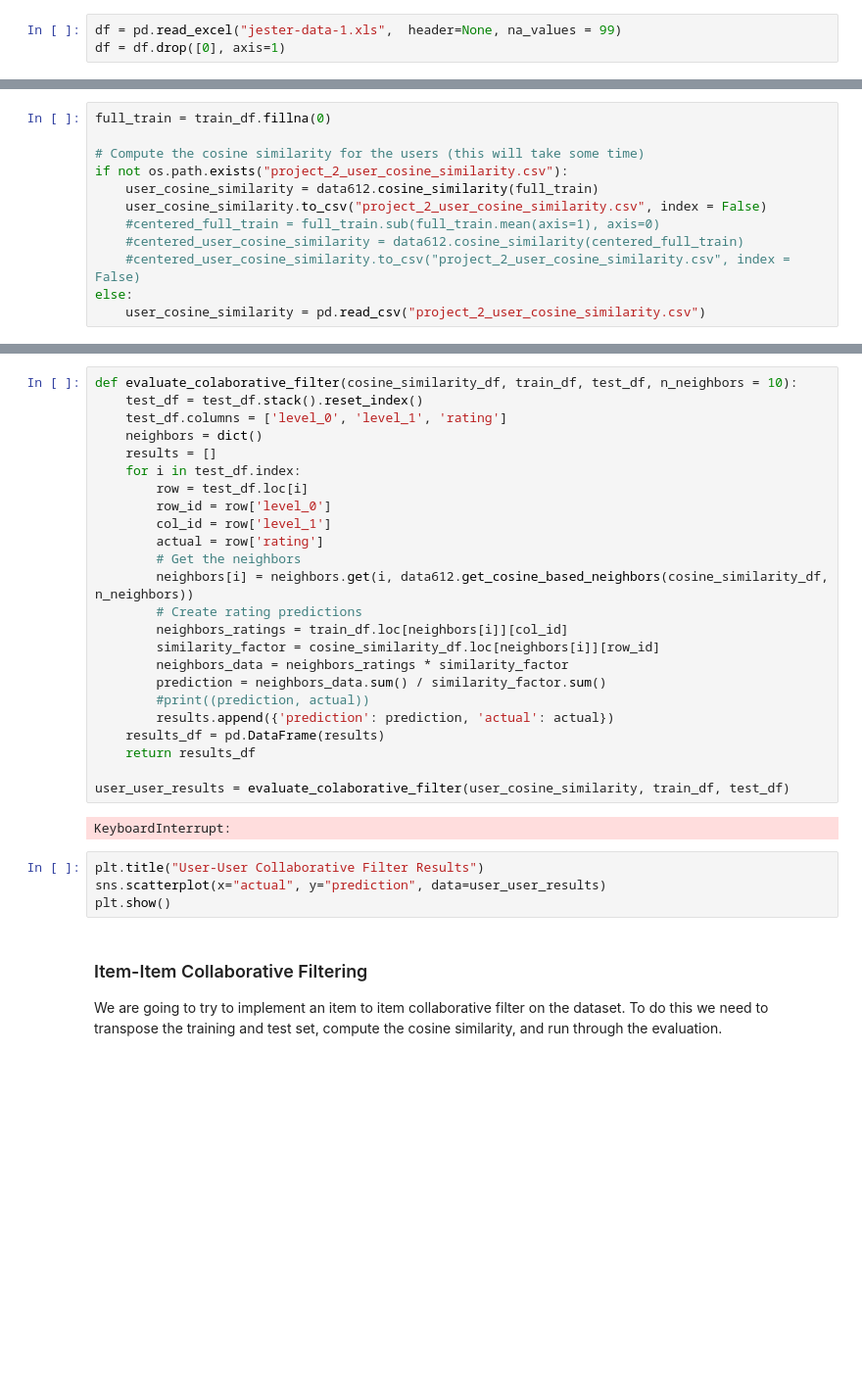
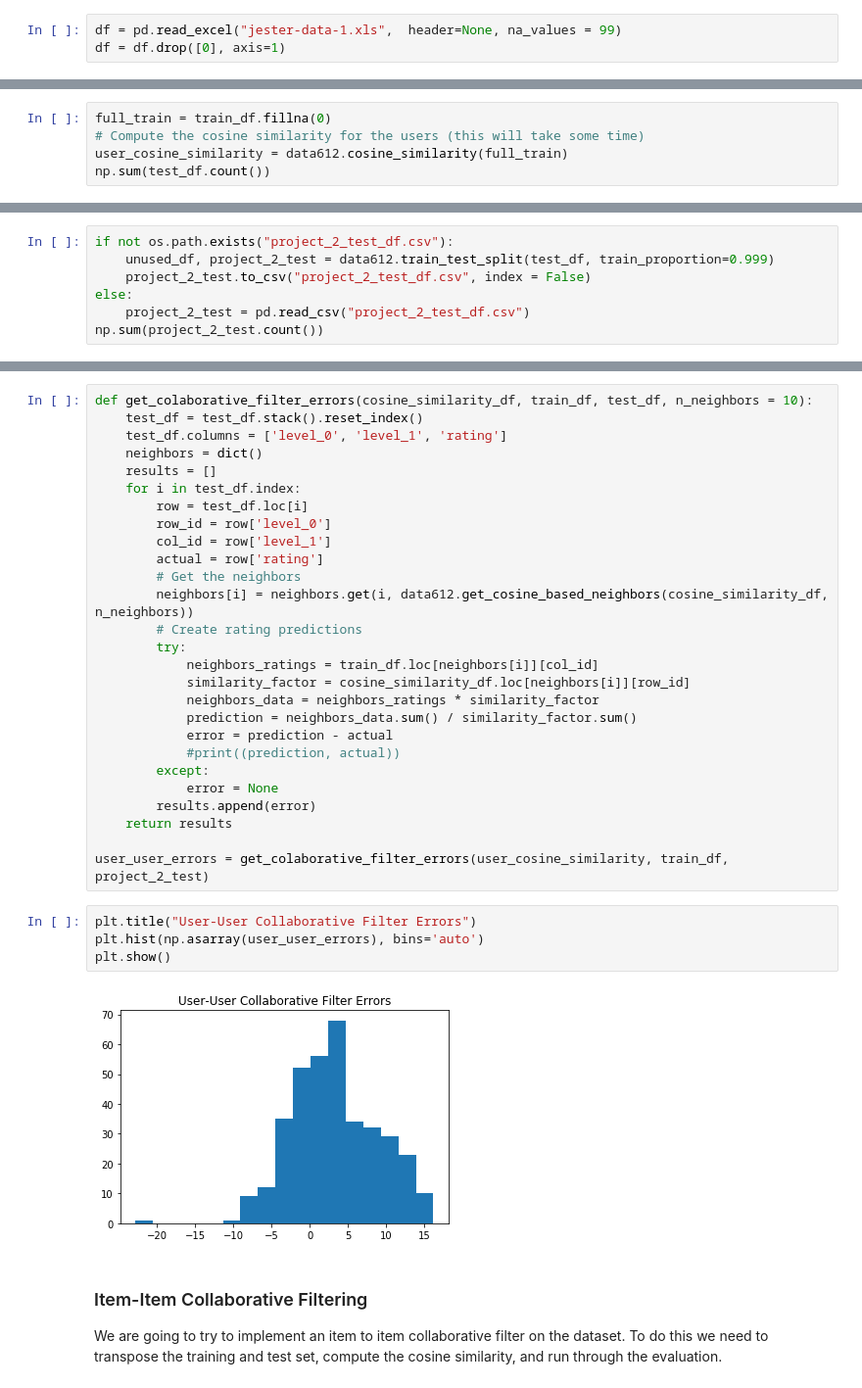
Before and after one commit to mikeasilva/CUNY-SPS, a Jupyter notebook: DATA612/Project 2.ipynb, the cells around one changed output, grey strips where cells are left out. Shown at 98% size. Cells and saved outputs as stored; diff of their text form; blank space fills up the shorter version.

Commit message:
More work on Project 2

```diff
--- a/DATA612/Project 2.ipynb
+++ b/DATA612/Project 2.ipynb
@@ -218,12 +227,5 @@ The first method will be cosine similarity.  In order to compute cosine similari
 # %%
 full_train = train_df.fillna(0)
-
 # Compute the cosine similarity for the users (this will take some time)
-if not os.path.exists("project_2_user_cosine_similarity.csv"):
-    user_cosine_similarity = data612.cosine_similarity(full_train)
-    user_cosine_similarity.to_csv("project_2_user_cosine_similarity.csv", index = False)
-    #centered_full_train = full_train.sub(full_train.mean(axis=1), axis=0)
-    #centered_user_cosine_similarity = data612.cosine_similarity(centered_full_train)
-    #centered_user_cosine_similarity.to_csv("project_2_user_cosine_similarity.csv", index = False)
-else:
-    user_cosine_similarity = pd.read_csv("project_2_user_cosine_similarity.csv")
+user_cosine_similarity = data612.cosine_similarity(full_train)
+np.sum(test_df.count())
@@ -229,0 +236,7 @@ else:
+# %%
+if not os.path.exists("project_2_test_df.csv"):
+    unused_df, project_2_test = data612.train_test_split(test_df, train_proportion=0.999)
+    project_2_test.to_csv("project_2_test_df.csv", index = False)
+else:
+    project_2_test = pd.read_csv("project_2_test_df.csv")
+np.sum(project_2_test.count())
@@ -230,5 +247,5 @@ else:
 # %%
-def evaluate_colaborative_filter(cosine_similarity_df, train_df, test_df, n_neighbors = 10):
+def get_colaborative_filter_errors(cosine_similarity_df, train_df, test_df, n_neighbors = 10):
     test_df = test_df.stack().reset_index()
     test_df.columns = ['level_0', 'level_1', 'rating']
     neighbors = dict()
@@ -241,22 +258,25 @@ def evaluate_colaborative_filter(cosine_similarity_df, train_df, test_df, n_neig
         # Get the neighbors
         neighbors[i] = neighbors.get(i, data612.get_cosine_based_neighbors(cosine_similarity_df, n_neighbors))
         # Create rating predictions
-        neighbors_ratings = train_df.loc[neighbors[i]][col_id]
-        similarity_factor = cosine_similarity_df.loc[neighbors[i]][row_id]
-        neighbors_data = neighbors_ratings * similarity_factor
-        prediction = neighbors_data.sum() / similarity_factor.sum()
-        #print((prediction, actual))
-        results.append({'prediction': prediction, 'actual': actual})
-    results_df = pd.DataFrame(results)
-    return results_df
+        try:
+            neighbors_ratings = train_df.loc[neighbors[i]][col_id]
+            similarity_factor = cosine_similarity_df.loc[neighbors[i]][row_id]
+            neighbors_data = neighbors_ratings * similarity_factor
+            prediction = neighbors_data.sum() / similarity_factor.sum()
+            error = prediction - actual
+            #print((prediction, actual))
+        except:
+            error = None
+        results.append(error)
+    return results
 
-user_user_results = evaluate_colaborative_filter(user_cosine_similarity, train_df, test_df)
+user_user_errors = get_colaborative_filter_errors(user_cosine_similarity, train_df, project_2_test)
-# %% [output]
-KeyboardInterrupt:
 # %%
-plt.title("User-User Collaborative Filter Results")
-sns.scatterplot(x="actual", y="prediction", data=user_user_results)
+plt.title("User-User Collaborative Filter Errors")
+plt.hist(np.asarray(user_user_errors), bins='auto')
 plt.show()
+# %% [output]
+[figure, added]
 # %% [markdown]
 ### Item-Item Collaborative Filtering
 
```
Also changed, not shown: parts of 17 cells of this notebook.
